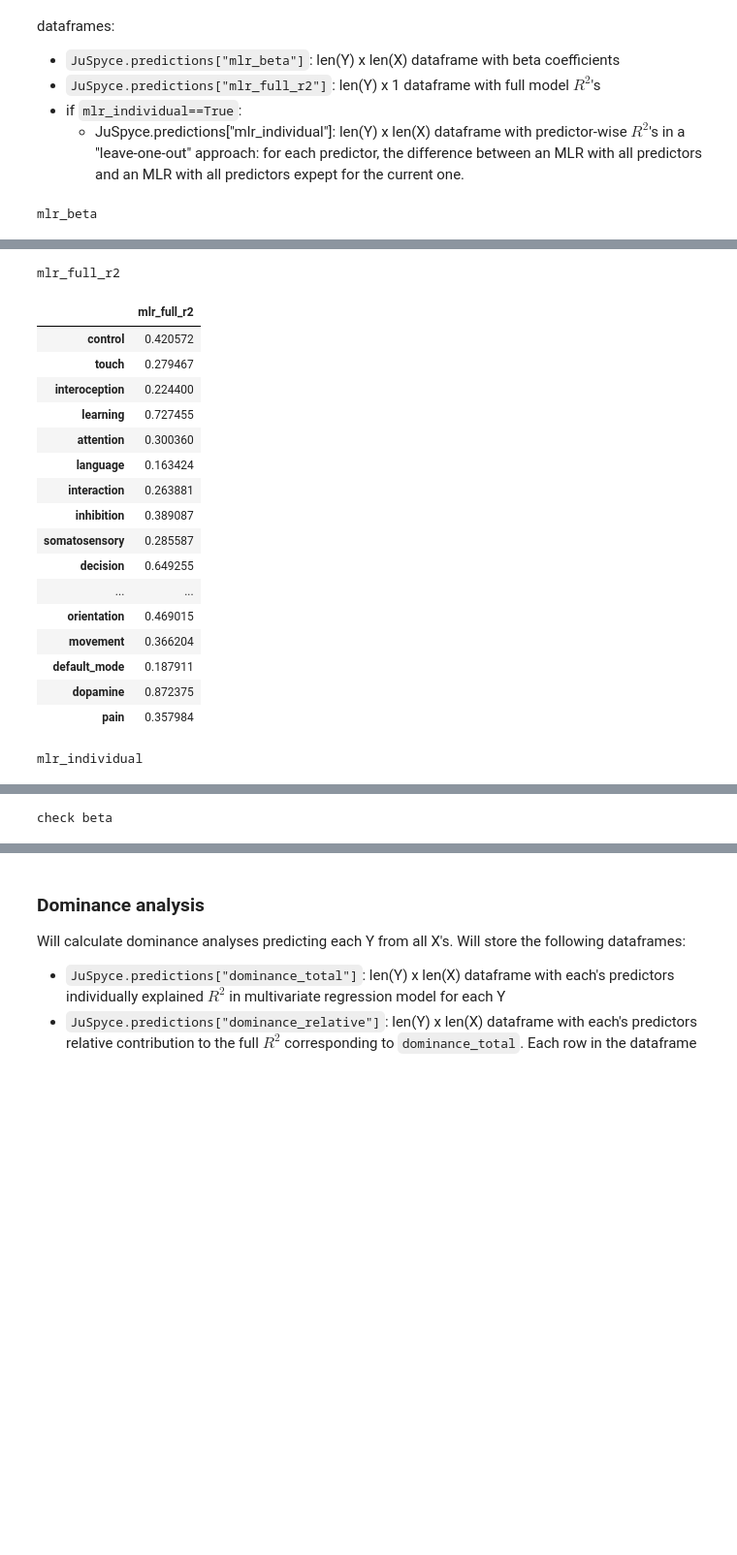
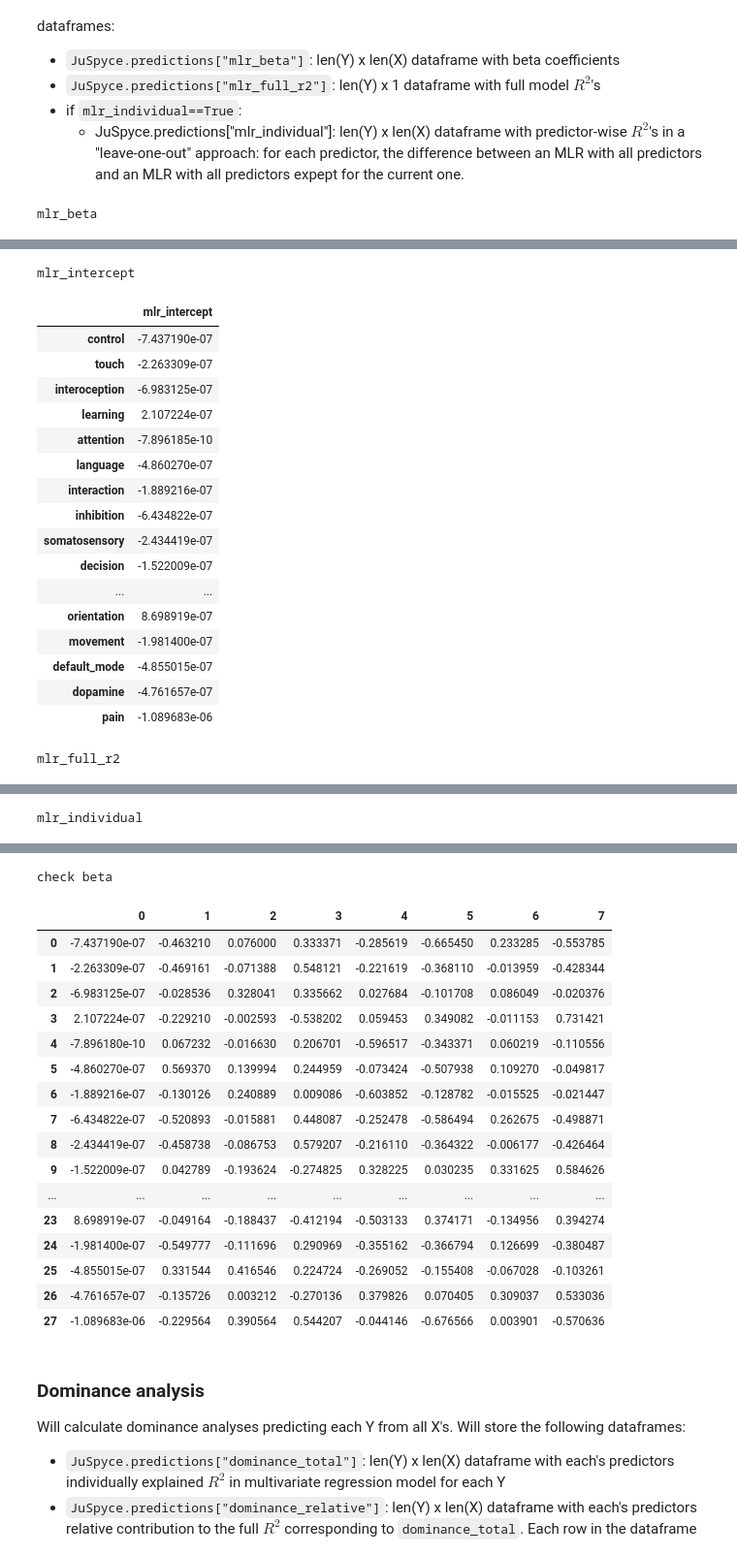
Before and after one commit to LeonDLotter/JuSpyce, a Jupyter notebook: testing/test_4_juspyce.predict.ipynb, the cells around one changed output, grey strips where cells are left out. Shown at 97% size. Saved outputs shown, nothing was run; the diff lists cells and outputs as text; code cells hidden in the pictures; blank space fills up the shorter version.

```diff
--- a/testing/test_4_juspyce.predict.ipynb
+++ b/testing/test_4_juspyce.predict.ipynb
@@ -324,52 +328,52 @@ juspyce_vol.predict(
     mlr_individual=True, # calculate individual R2?
     n_proc=1,
     store=True)
-for mlr in ["mlr_beta", "mlr_full_r2", "mlr_individual"]:
+for mlr in ["mlr_beta", "mlr_intercept", "mlr_full_r2", "mlr_individual"]:
     print(mlr)
     display(juspyce_vol.predictions[mlr])
 
 
 print("check beta")
-check_res = np.zeros((juspyce_vol.Y.shape[0], juspyce_vol.X.shape[0]))
+check_res = np.zeros((juspyce_vol.Y.shape[0], juspyce_vol.X.shape[0]+1))
 for y in range(juspyce_vol.Y.shape[0]):
     check_res[y,:] = check_beta(x=juspyce_vol.X.values.T,
                                 y=juspyce_vol.Y.iloc[y,:].values.T)
 display(pd.DataFrame(check_res))
 # %% [output]
 mlr_beta
 |  | 5HT2a-cimbi36-29-beliveau2017 | NMDA-ge179-29-galovic2021 | mGluR5-abp688-73-smart2019 | MU-carfentanil-204-kantonen2020 | ... |
 | control | -0.463210 | 0.076000 | 0.333371 | -0.285619 | ... |
 | touch | -0.469161 | -0.071388 | 0.548121 | -0.221619 | ... |
 | interoception | -0.028536 | 0.328041 | 0.335662 | 0.027684 | ... |
 | learning | -0.229210 | -0.002593 | -0.538202 | 0.059453 | ... |
 | attention | 0.067232 | -0.016630 | 0.206701 | -0.596517 | ... |
 | language | 0.569370 | 0.139994 | 0.244959 | -0.073424 | ... |
 | interaction | -0.130126 | 0.240889 | 0.009086 | -0.603852 | ... |
 | inhibition | -0.520893 | -0.015881 | 0.448087 | -0.252478 | ... |
 | somatosensory | -0.458738 | -0.086753 | 0.579207 | -0.216110 | ... |
 | decision | 0.042789 | -0.193624 | -0.274825 | 0.328225 | ... |
 | ... | ... | ... | ... | ... | ... |
 | orientation | -0.049164 | -0.188437 | -0.412194 | -0.503133 | ... |
 | movement | -0.549777 | -0.111696 | 0.290969 | -0.355162 | ... |
 | default_mode | 0.331544 | 0.416546 | 0.224724 | -0.269052 | ... |
 | dopamine | -0.135726 | 0.003212 | -0.270136 | 0.379826 | ... |
 | pain | -0.229564 | 0.390564 | 0.544207 | -0.044146 | ... |
-mlr_full_r2
+mlr_intercept
-|  | mlr_full_r2 |
-| control | 0.420572 |
-| touch | 0.279467 |
-| interoception | 0.224400 |
-| learning | 0.727455 |
-| attention | 0.300360 |
-| language | 0.163424 |
-| interaction | 0.263881 |
-| inhibition | 0.389087 |
-| somatosensory | 0.285587 |
-| decision | 0.649255 |
+|  | mlr_intercept |
+| control | -7.437190e-07 |
+| touch | -2.263309e-07 |
+| interoception | -6.983125e-07 |
+| learning | 2.107224e-07 |
+| attention | -7.896185e-10 |
+| language | -4.860270e-07 |
+| interaction | -1.889216e-07 |
+| inhibition | -6.434822e-07 |
+| somatosensory | -2.434419e-07 |
+| decision | -1.522009e-07 |
 | ... | ... |
-| orientation | 0.469015 |
-| movement | 0.366204 |
-| default_mode | 0.187911 |
-| dopamine | 0.872375 |
-| pain | 0.357984 |
+| orientation | 8.698919e-07 |
+| movement | -1.981400e-07 |
+| default_mode | -4.855015e-07 |
+| dopamine | -4.761657e-07 |
+| pain | -1.089683e-06 |
-mlr_individual
+mlr_full_r2
@@ -393 +397 @@ mlr_individual
-check beta
+mlr_individual
@@ -411,3 +415,21 @@ check beta
+check beta
+|  | 0 | 1 | 2 | 3 | 4 | 5 | 6 | 7 |
+| 0 | -7.437190e-07 | -0.463210 | 0.076000 | 0.333371 | -0.285619 | -0.665450 | 0.233285 | -0.553785 |
+| 1 | -2.263309e-07 | -0.469161 | -0.071388 | 0.548121 | -0.221619 | -0.368110 | -0.013959 | -0.428344 |
+| 2 | -6.983125e-07 | -0.028536 | 0.328041 | 0.335662 | 0.027684 | -0.101708 | 0.086049 | -0.020376 |
+| 3 | 2.107224e-07 | -0.229210 | -0.002593 | -0.538202 | 0.059453 | 0.349082 | -0.011153 | 0.731421 |
+| 4 | -7.896180e-10 | 0.067232 | -0.016630 | 0.206701 | -0.596517 | -0.343371 | 0.060219 | -0.110556 |
+| 5 | -4.860270e-07 | 0.569370 | 0.139994 | 0.244959 | -0.073424 | -0.507938 | 0.109270 | -0.049817 |
+| 6 | -1.889216e-07 | -0.130126 | 0.240889 | 0.009086 | -0.603852 | -0.128782 | -0.015525 | -0.021447 |
+| 7 | -6.434822e-07 | -0.520893 | -0.015881 | 0.448087 | -0.252478 | -0.586494 | 0.262675 | -0.498871 |
+| 8 | -2.434419e-07 | -0.458738 | -0.086753 | 0.579207 | -0.216110 | -0.364322 | -0.006177 | -0.426464 |
+| 9 | -1.522009e-07 | 0.042789 | -0.193624 | -0.274825 | 0.328225 | 0.030235 | 0.331625 | 0.584626 |
+| ... | ... | ... | ... | ... | ... | ... | ... | ... |
+| 23 | 8.698919e-07 | -0.049164 | -0.188437 | -0.412194 | -0.503133 | 0.374171 | -0.134956 | 0.394274 |
+| 24 | -1.981400e-07 | -0.549777 | -0.111696 | 0.290969 | -0.355162 | -0.366794 | 0.126699 | -0.380487 |
+| 25 | -4.855015e-07 | 0.331544 | 0.416546 | 0.224724 | -0.269052 | -0.155408 | -0.067028 | -0.103261 |
+| 26 | -4.761657e-07 | -0.135726 | 0.003212 | -0.270136 | 0.379826 | 0.070405 | 0.309037 | 0.533036 |
+| 27 | -1.089683e-06 | -0.229564 | 0.390564 | 0.544207 | -0.044146 | -0.676566 | 0.003901 | -0.570636 |
 # %% [markdown]
 ### Dominance analysis
 
```
Also changed, not shown: parts of 2 cells of this notebook, 8 other files.
